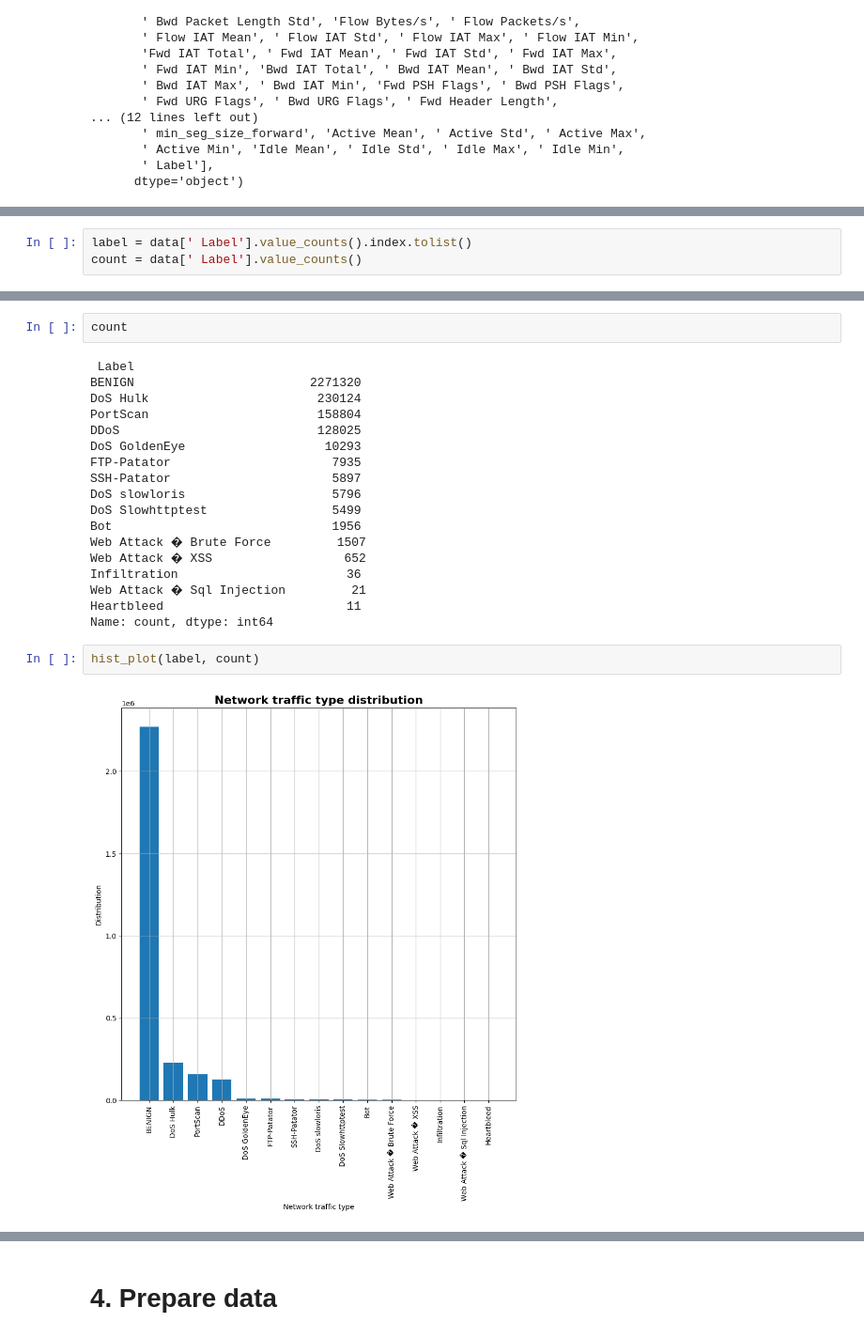
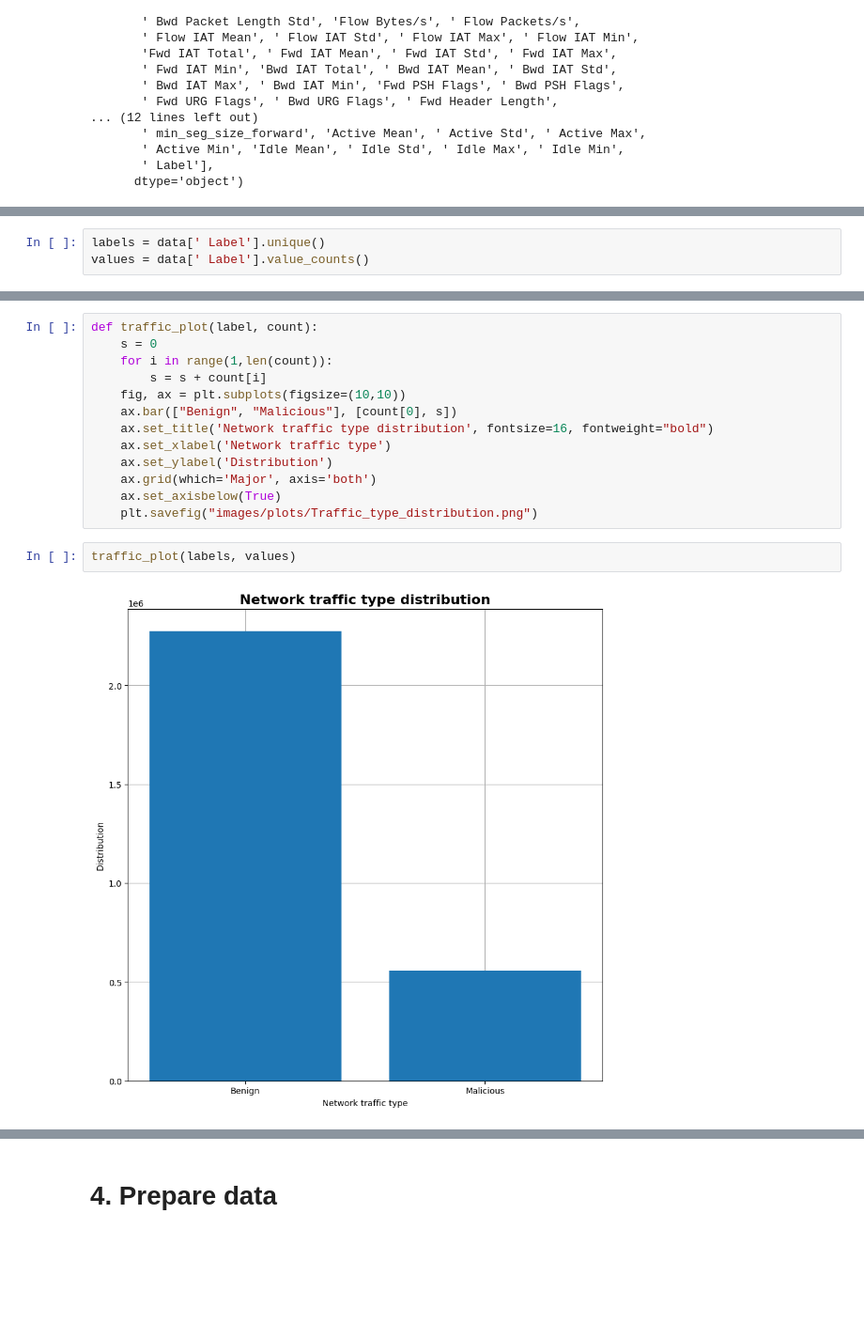
Before and after one commit to KostasEreksonas/IDS_test, a Jupyter notebook: CIC-IDS-2017.ipynb, the cells around one changed output, grey strips where cells are left out. Shown at 94% size. Drawn from its saved outputs; the diff is of its cells as text; blank space fills up the shorter version.

Commit message:
Ensemble results; Save plots

```diff
--- a/CIC-IDS-2017.ipynb
+++ b/CIC-IDS-2017.ipynb
@@ -254,0 +154,3 @@ Name: count, dtype: int64
+# %%
+labels = data[' Label'].unique()
+values = data[' Label'].value_counts()
@@ -297,3 +256,0 @@ missing_values(data)
-# %%
-label = data[' Label'].value_counts().index.tolist()
-count = data[' Label'].value_counts()
@@ -318,24 +257,17 @@ label
-# %%
-count
-# %% [output]
- Label
-BENIGN                        2271320
-DoS Hulk                       230124
-PortScan                       158804
-DDoS                           128025
-DoS GoldenEye                   10293
-FTP-Patator                      7935
-SSH-Patator                      5897
-DoS slowloris                    5796
-DoS Slowhttptest                 5499
-Bot                              1956
-Web Attack � Brute Force         1507
-Web Attack � XSS                  652
-Infiltration                       36
-Web Attack � Sql Injection         21
-Heartbleed                         11
-Name: count, dtype: int64
+# %%
+def traffic_plot(label, count):
+    s = 0
+    for i in range(1,len(count)):
+        s = s + count[i]
+    fig, ax = plt.subplots(figsize=(10,10))
+    ax.bar(["Benign", "Malicious"], [count[0], s])
+    ax.set_title('Network traffic type distribution', fontsize=16, fontweight="bold")
+    ax.set_xlabel('Network traffic type')
+    ax.set_ylabel('Distribution')
+    ax.grid(which='Major', axis='both')
+    ax.set_axisbelow(True)
+    plt.savefig("images/plots/Traffic_type_distribution.png")
 # %%
-hist_plot(label, count)
+traffic_plot(labels, values)
 # %% [output]
-[figure, old version]
+[figure, new version]
```
Also changed, not shown: parts of 59 cells of this notebook, 18 other files.
